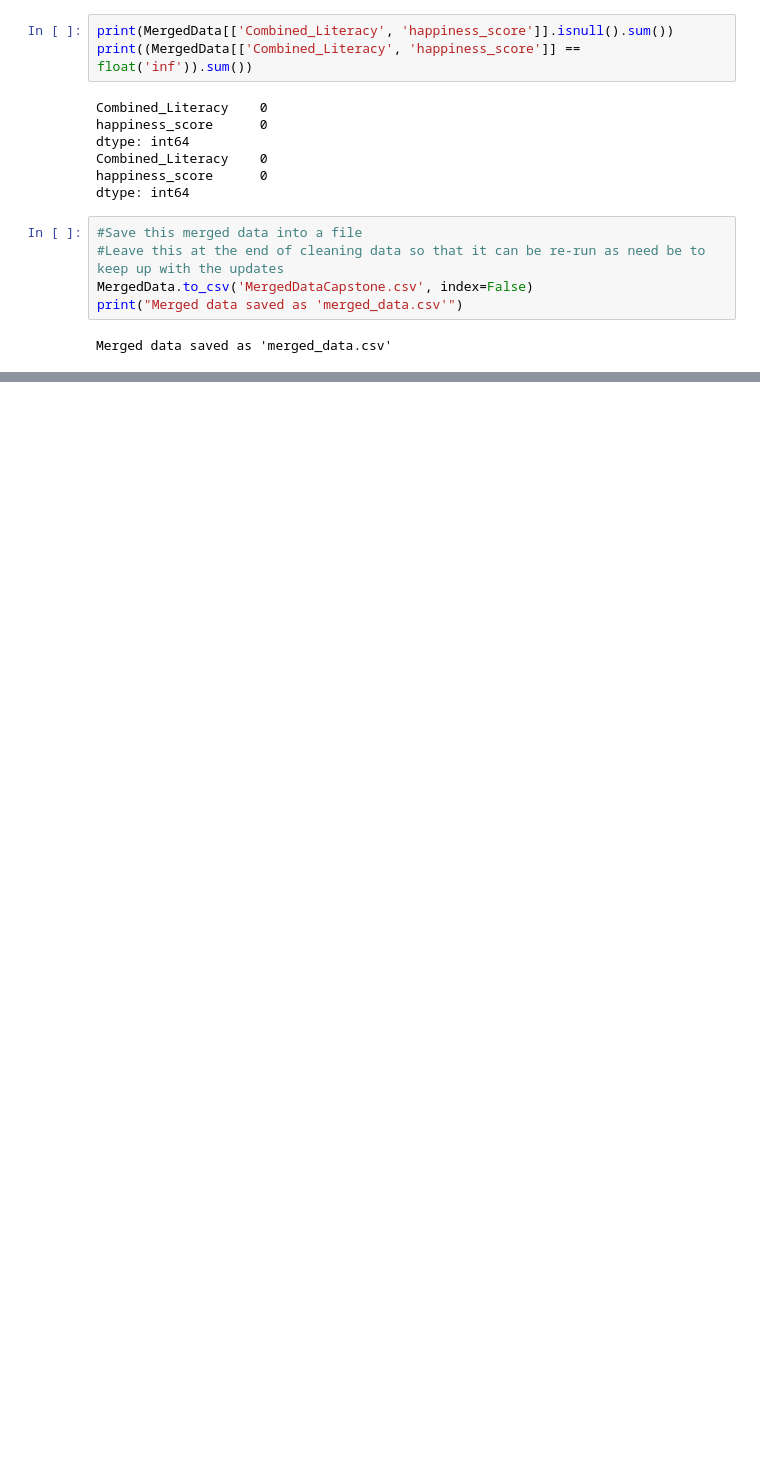
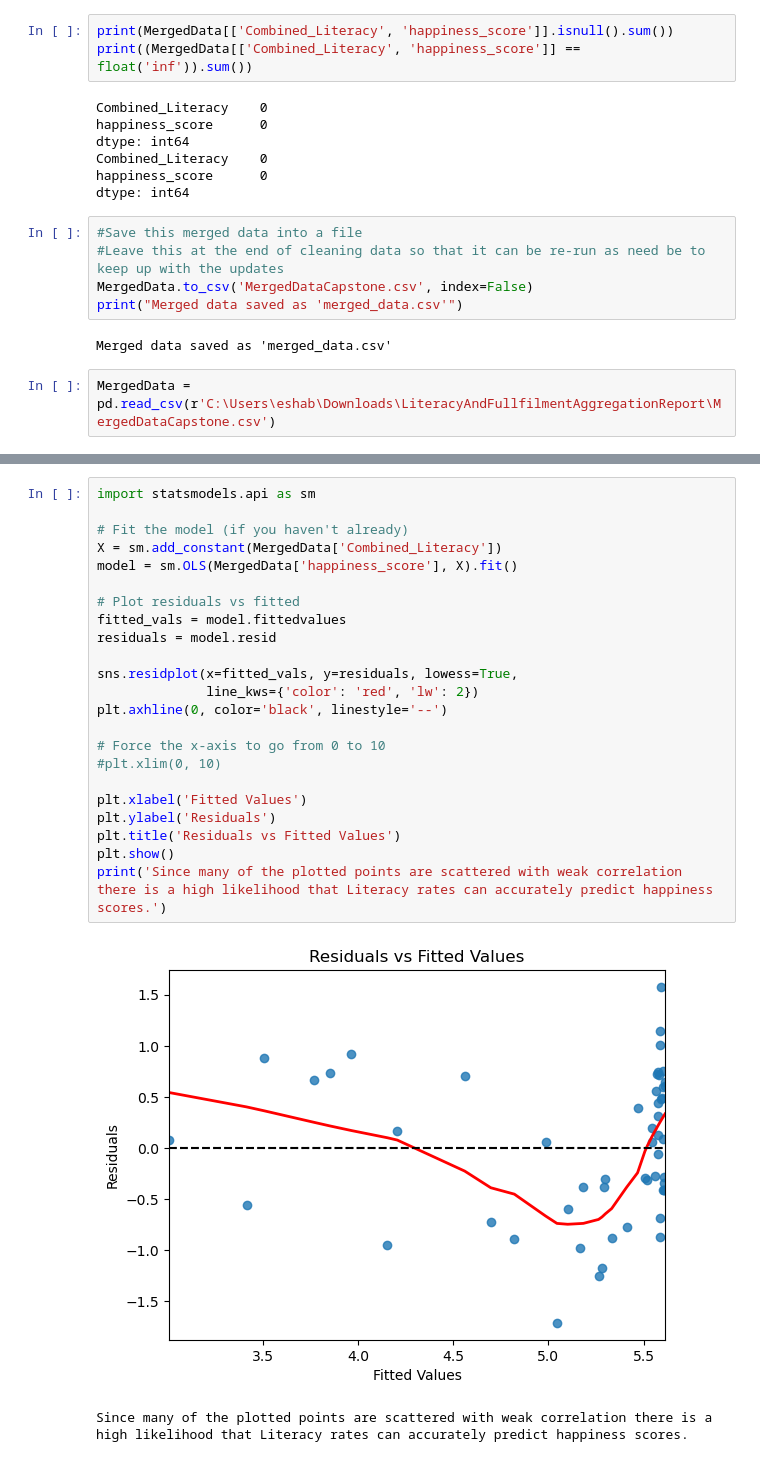
Before and after one commit to ebhatsha/springboard-projects, a Jupyter notebook: Capstone1.ipynb, the cells around one changed output, grey strips where cells are left out. Cells and saved outputs as stored; diff of their text form; blank space fills up the shorter version.

```diff
--- a/Capstone1.ipynb
+++ b/Capstone1.ipynb
@@ -219,6 +228,8 @@ MergedData.to_csv('MergedDataCapstone.csv', index=False)
 print("Merged data saved as 'merged_data.csv'")
 # %% [output]
 Merged data saved as 'merged_data.csv'
+# %%
+MergedData = pd.read_csv(r'C:\Users\eshab\Downloads\LiteracyAndFullfilmentAggregationReport\MergedDataCapstone.csv')
 # %%
 #visualize the distribution
 sns.regplot(x='Combined_Literacy', y='happiness_score', data=MergedData, scatter_kws={'color': 'blue'}, line_kws={'color': 'red'})
@@ -279,0 +293,26 @@ Notes:
+# %%
+import statsmodels.api as sm
+
+# Fit the model (if you haven't already)
+X = sm.add_constant(MergedData['Combined_Literacy'])
+model = sm.OLS(MergedData['happiness_score'], X).fit()
+
+# Plot residuals vs fitted
+fitted_vals = model.fittedvalues
+residuals = model.resid
+
+sns.residplot(x=fitted_vals, y=residuals, lowess=True,
+              line_kws={'color': 'red', 'lw': 2})
+plt.axhline(0, color='black', linestyle='--')
+
+# Force the x-axis to go from 0 to 10
+#plt.xlim(0, 10)
+
+plt.xlabel('Fitted Values')
+plt.ylabel('Residuals')
+plt.title('Residuals vs Fitted Values')
+plt.show()
+print('Since many of the plotted points are scattered with weak correlation there is a high likelihood that Literacy rates can accurately predict happiness scores.')
+# %% [output]
+[figure, added]
+Since many of the plotted points are scattered with weak correlation there is a high likelihood that Literacy rates can accurately predict happiness scores.
```
Also changed, not shown: parts of 7 cells of this notebook.
